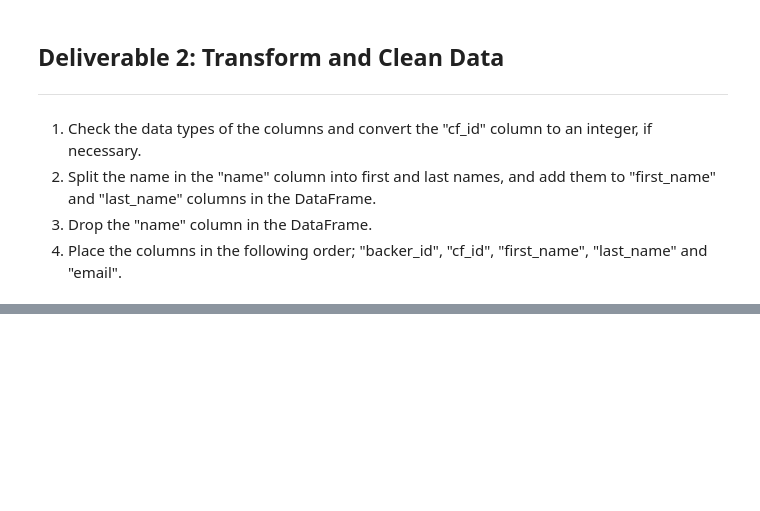
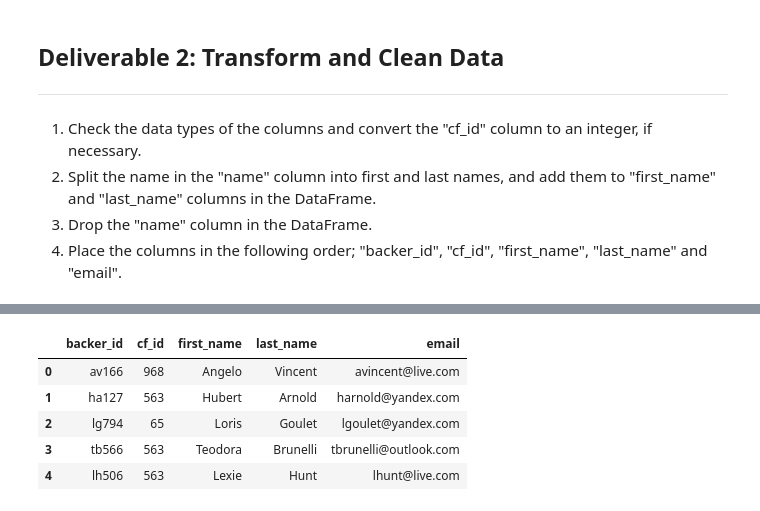
Before and after one commit to Lillipink/Crowdfunding-ETL, a Jupyter notebook: Extract-Transform_final_code.ipynb, the cells around one changed output, grey strips where cells are left out. Cells and saved outputs as stored; diff of their text form; code cells hidden in the pictures; blank space fills up the shorter version.

```diff
--- a/Extract-Transform_final_code.ipynb
+++ b/Extract-Transform_final_code.ipynb
@@ -16,5 +16,6 @@ import json
 # %%
 # Get the backers_info from the crowdfunding_info sheet.
 pd.set_option('max_colwidth', 400)
-backer_info_df = pd.read_excel(crowdfunding_data, sheet_name='backer_info'
+backer_info_df = pd.read_csv("C:/Users/lilli/OneDrive/Desktop/Class/Crowdfunding-ETL/backer_info.csv")
+backer_info_df.head()
 # %% [output]
@@ -22,9 +28,15 @@ FileNotFoundError: [Errno 2] No such file or directory: 'backers_info.csv'
 # %%
 # Iterate through the backers DataFrame and convert each row to a dictionary.
+import json
 
+dict_values = []
+for i, row in backer_info_df.iterrows():
+    data = row['backer_info']
+    converted_data = json.loads(data)
     # Iterate through each dictionary (row) and get the values for each row using list comprehension.
-
+    row_values = [v for k, v in converted_data.items()]
     # Append the list of values for each row to a list.
-
+    dict_values.append(row_values)
 
 # Print out the list of values for each row.
+print(dict_values)
@@ -31,3 +45,5 @@ FileNotFoundError: [Errno 2] No such file or directory: 'backers_info.csv'
 # %%
 # Create a backers_df DataFrame with the following columns: 'backer_id','cf_id', 'name', and 'email'
 # using the list of values lists.
+backer_df = pd.DataFrame(dict_values, columns=['backer_id', 'cf_id', 'name', 'email'])
+backer_df.head()
@@ -72,10 +109,21 @@ pd.set_option('max_colwidth', 400)
 # Convert cf_id to an integer if necessary.
 # %%
 # Split the "name" column into "first_name" and "last_name" columns.
+backer_df[["first_name","last_name"]] = backer_df["name"].str.split(' ', n=1, expand=True)
 # %%
 #  Drop the name column
-
+backer_df_clean = backer_df.drop(['name'], axis=1)
+backer_df_clean.head(10)
 
 # Reorder the columns
+backer_df_clean = backer_df_clean [['backer_id', 'cf_id', 'first_name', 'last_name', 'email']]
+backer_df_clean.head()
+# %% [output]
+|  | backer_id | cf_id | first_name | last_name | email |
+| 0 | av166 | 968 | Angelo | Vincent | avincent@live.com |
+| 1 | ha127 | 563 | Hubert | Arnold | harnold@yandex.com |
+| 2 | lg794 | 65 | Loris | Goulet | lgoulet@yandex.com |
+| 3 | tb566 | 563 | Teodora | Brunelli | tbrunelli@outlook.com |
+| 4 | lh506 | 563 | Lexie | Hunt | lhunt@live.com |
 # %%
 # Export the DataFrame as a CSV file using encoding='utf8'.
```
Also changed, not shown: parts of 6 cells of this notebook, 11 other files.
